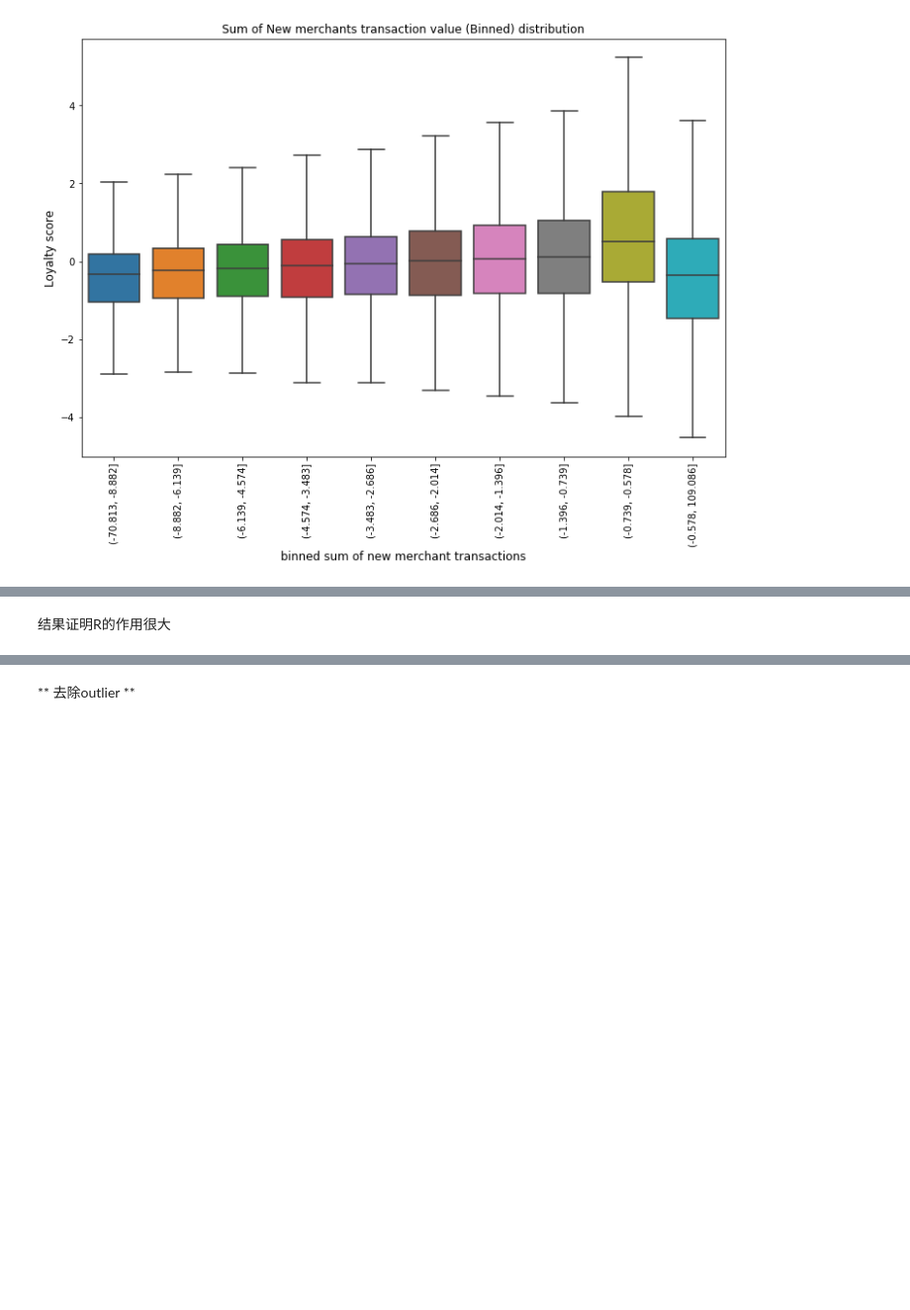
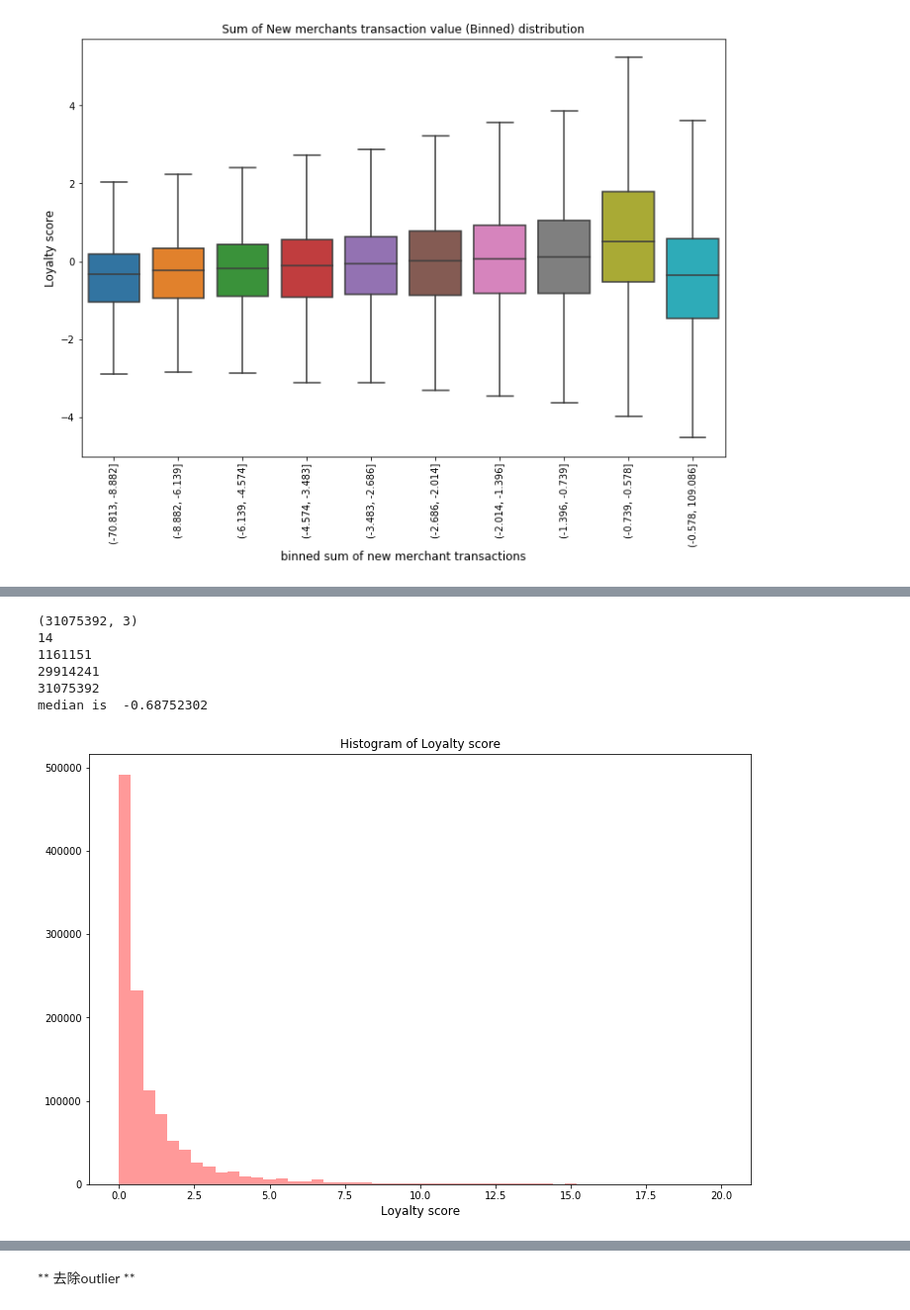
Before and after one commit to tusonggao/Kaggle_code, a Jupyter notebook: elo-merchant-category-recommendation/elo-merchant-category-recommendation_EDA_newest.ipynb, the cells around one changed output, grey strips where cells are left out. Shown at 99% size. Saved outputs shown, nothing was run; the diff lists cells and outputs as text; code cells hidden in the pictures; blank space fills up the shorter version.

```diff
--- a/elo-merchant-category-recommendation/elo-merchant-category-recommendation_EDA_newest.ipynb
+++ b/elo-merchant-category-recommendation/elo-merchant-category-recommendation_EDA_newest.ipynb
@@ -171,7 +171,7 @@ Text(0.5,1,'Feature 3 distribution')
 # %% [markdown]
 ## 历史交易数据分析
 # %%
-hist_df = pd.read_csv(data_path + 'historical_transactions.csv')
+hist_df = pd.read_csv(data_path + 'historical_transactions.csv', parse_dates=['purchase_date'])
 hist_df.head()
 # %% [output]
 |  | authorized_flag | card_id | city_id | category_1 | installments | category_3 | merchant_category_id | ... |
@@ -260,7 +280,7 @@ plt.show()
 # %% [output]
 [figure]
 # %%
-new_trans_df = pd.read_csv(data_path + 'new_merchant_transactions.csv')
+new_trans_df = pd.read_csv(data_path + 'new_merchant_transactions.csv', parse_dates=['purchase_date'])
 new_trans_df.head()
 # %% [output]
 |  | authorized_flag | card_id | city_id | category_1 | installments | category_3 | merchant_category_id | ... |
@@ -437,2 +447,68 @@ train_df.shape is  (201917, 36)
-# %% [markdown]
-结果证明R的作用很大
+# %%
+###########################################################################################
+# 增加feature: 持卡人最近三个月、最近半年、最近一年的消费金额（截止到2018年5月1日）
+
+# merged_purchase_date_df = pd.concat([new_trans_df[['card_id', 'purchase_amount', 'purchase_date']],
+#     hist_df[['card_id', 'purchase_amount', 'purchase_date']]])
+
+# print('merged_purchase_date_df.shape is ', merged_purchase_date_df.shape)
+
+
+# fig,ax=plt.subplots()
+
+# ax.hist(merged_purchase_date_df['purchase_amount'].values, bins=50,
+#         histtype="stepfilled",alpha=0.6,label="robbery")
+
+# print(merged_purchase_date_df['purchase_amount'].min(), merged_purchase_date_df['purchase_amount'].max())
+
+print(merged_purchase_date_df.shape)
+print((merged_purchase_date_df['purchase_amount']>=10**5).sum())
+print((merged_purchase_date_df['purchase_amount']>=0.0).sum())
+print((merged_purchase_date_df['purchase_amount']<0.0).sum())
+print((merged_purchase_date_df['purchase_amount']>-1.0).sum())
+print('median is ', merged_purchase_date_df['purchase_amount'].median())
+
+
+plt.figure(figsize=(12,8))
+sns.distplot(merged_purchase_date_df[(merged_purchase_date_df['purchase_amount']>=0.0) &
+             (merged_purchase_date_df['purchase_amount']<=20.0)]['purchase_amount'].values,
+             bins=50, kde=False, color="red")
+plt.title("Histogram of Loyalty score")
+plt.xlabel('Loyalty score', fontsize=12)
+plt.show()
+
+
+# fig,ax=plt.subplots()
+# ax.hist(merged_purchase_date_df[merged_purchase_date_df['purchase_amount']<=10]['purchase_amount'].values,
+#         bins=50, histtype="stepfilled",alpha=0.6,label="robbery")
+
+
+# print('new_trans_df.shape is ', new_trans_df.shape)
+# print('hist_df.shape is ', hist_df.shape)
+# print('merged_purchase_date_df.shape is ', merged_purchase_date_df.shape)
+
+# merged_purchase_date_df.drop_duplicates(inplace=True)
+
+# print('after drop duplicates merged_purchase_date_df.shape is ',
+#       merged_purchase_date_df.shape)
+
+# train_df.drop(columns=['max_purchase_date', 'recency'], inplace=True, errors='ignore')
+# test_df.drop(columns=['max_purchase_date', 'recency'], inplace=True, errors='ignore')
+
+# gdf = merged_purchase_date_df.groupby("card_id")
+# gdf = gdf["purchase_date"].apply(lambda x: x.max()).reset_index()
+# gdf.columns = ["card_id", "max_purchase_date"]
+# train_df = pd.merge(train_df, gdf, on="card_id", how="left")
+# test_df = pd.merge(test_df, gdf, on="card_id", how="left")
+# train_df['recency'] = train_df['max_purchase_date'].apply(diff_days)
+# test_df['recency'] = test_df['max_purchase_date'].apply(diff_days)
+
+# print('train_df.shape is ', train_df.shape)
+# %% [output]
+(31075392, 3)
+14
+1161151
+29914241
+31075392
+median is  -0.68752302
+[figure, added]
```
Also changed, not shown: parts of 17 cells of this notebook.
